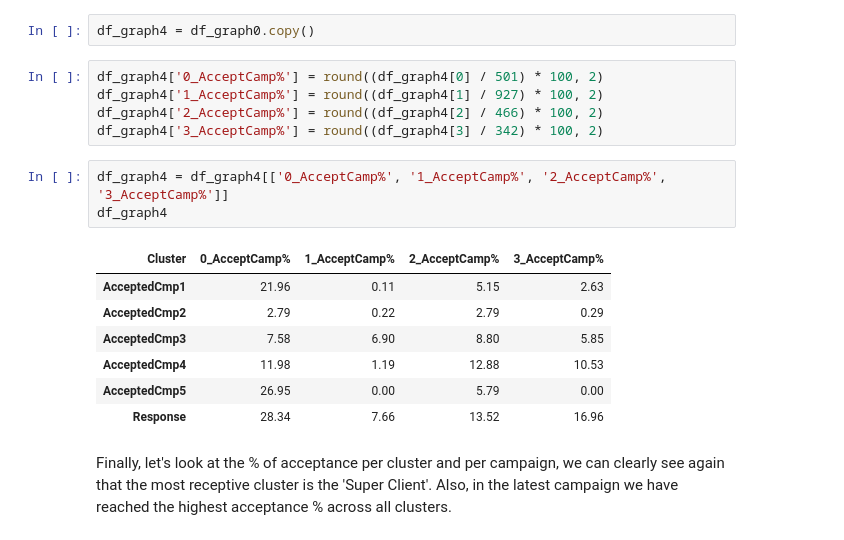
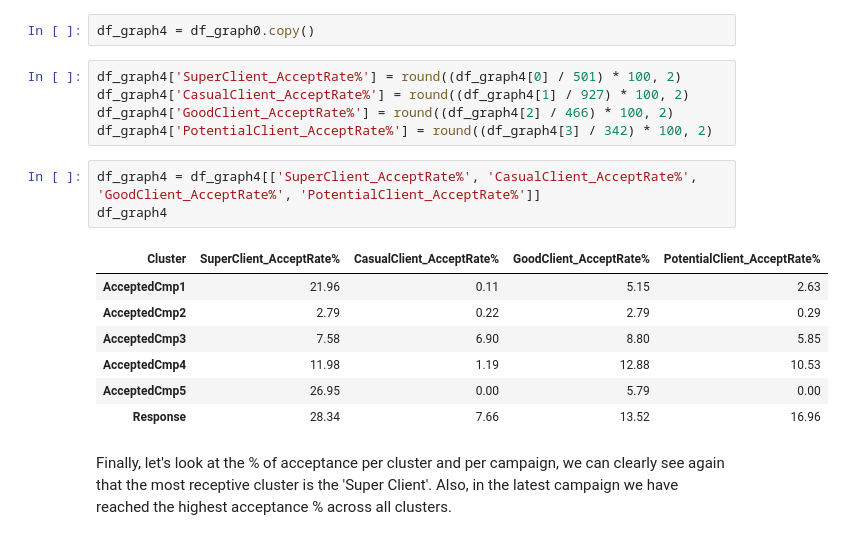
Before and after one commit to mariaperezdeayalas/Customer-Segmentation-Final-Project-, a Jupyter notebook: Notebooks/4. Marketing Campaigns Analysis.ipynb, the cells around one changed output. Drawn from its saved outputs; the diff is of its cells as text.

Commit message:
trabajando en tableau yaaaa

```diff
--- a/Notebooks/4. Marketing Campaigns Analysis.ipynb
+++ b/Notebooks/4. Marketing Campaigns Analysis.ipynb
@@ -120,20 +120,20 @@ Name: Cluster, dtype: int64
 # %%
 df_graph4 = df_graph0.copy()
 # %%
-df_graph4['0_AcceptCamp%'] = round((df_graph4[0] / 501) * 100, 2)
-df_graph4['1_AcceptCamp%'] = round((df_graph4[1] / 927) * 100, 2)
-df_graph4['2_AcceptCamp%'] = round((df_graph4[2] / 466) * 100, 2)
-df_graph4['3_AcceptCamp%'] = round((df_graph4[3] / 342) * 100, 2)
+df_graph4['SuperClient_AcceptRate%'] = round((df_graph4[0] / 501) * 100, 2)
+df_graph4['CasualClient_AcceptRate%'] = round((df_graph4[1] / 927) * 100, 2)
+df_graph4['GoodClient_AcceptRate%'] = round((df_graph4[2] / 466) * 100, 2)
+df_graph4['PotentialClient_AcceptRate%'] = round((df_graph4[3] / 342) * 100, 2)
-# %%
-df_graph4 = df_graph4[['0_AcceptCamp%', '1_AcceptCamp%', '2_AcceptCamp%', '3_AcceptCamp%']]
-df_graph4
-# %% [output]
-| Cluster | 0_AcceptCamp% | 1_AcceptCamp% | 2_AcceptCamp% | 3_AcceptCamp% |
-| AcceptedCmp1 | 21.96 | 0.11 | 5.15 | 2.63 |
-| AcceptedCmp2 | 2.79 | 0.22 | 2.79 | 0.29 |
-| AcceptedCmp3 | 7.58 | 6.90 | 8.80 | 5.85 |
-| AcceptedCmp4 | 11.98 | 1.19 | 12.88 | 10.53 |
-| AcceptedCmp5 | 26.95 | 0.00 | 5.79 | 0.00 |
-| Response | 28.34 | 7.66 | 13.52 | 16.96 |
+# %%
+df_graph4 = df_graph4[['SuperClient_AcceptRate%', 'CasualClient_AcceptRate%', 'GoodClient_AcceptRate%', 'PotentialClient_AcceptRate%']]
+df_graph4
+# %% [output]
+| Cluster | SuperClient_AcceptRate% | CasualClient_AcceptRate% | GoodClient_AcceptRate% | PotentialClient_AcceptRate% |
+| AcceptedCmp1 | 21.96 | 0.11 | 5.15 | 2.63 |
+| AcceptedCmp2 | 2.79 | 0.22 | 2.79 | 0.29 |
+| AcceptedCmp3 | 7.58 | 6.90 | 8.80 | 5.85 |
+| AcceptedCmp4 | 11.98 | 1.19 | 12.88 | 10.53 |
+| AcceptedCmp5 | 26.95 | 0.00 | 5.79 | 0.00 |
+| Response | 28.34 | 7.66 | 13.52 | 16.96 |
 # %% [markdown]
 Finally, let's look at the % of acceptance per cluster and per campaign, we can clearly see again that the most receptive cluster is the 'Super Client'. Also, in the latest campaign we have reached the highest acceptance % across all clusters.
```
Also changed, not shown: parts of 2 cells of this notebook, 4 other files.
